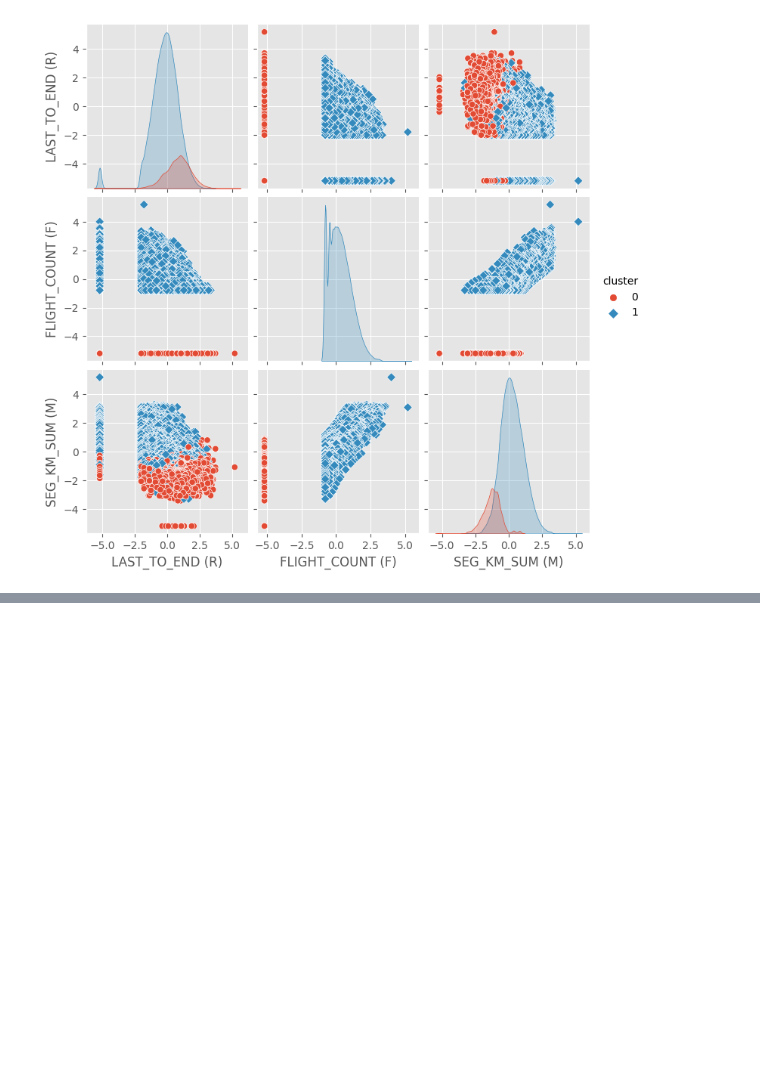
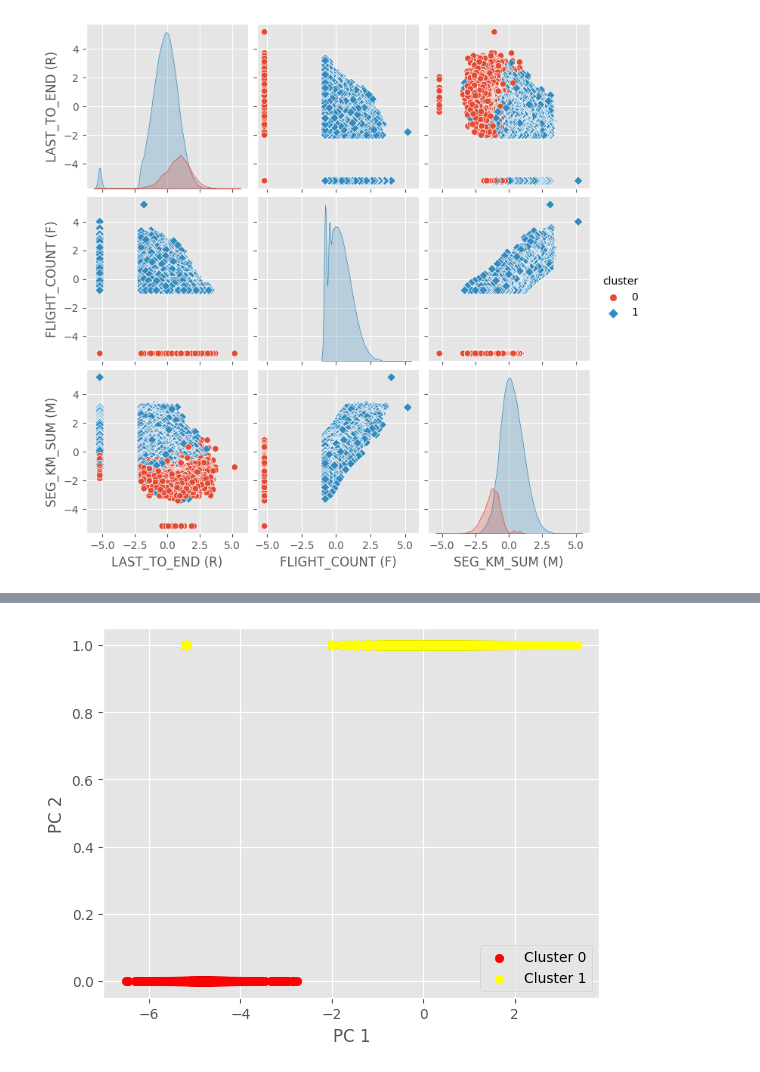
Before and after one commit to jptriciaestella/Skripsi-Kmeans-LTS, a Jupyter notebook: DATASET1/kmeans.ipynb, the cells around one changed output, grey strips where cells are left out. Cells and saved outputs as stored; diff of their text form; code cells hidden in the pictures; blank space fills up the shorter version.

Commit message:
kmeans pca

```diff
--- a/DATASET1/kmeans.ipynb
+++ b/DATASET1/kmeans.ipynb
@@ -365,0 +449,16 @@ sns.pairplot(data=df_scaled, hue='cluster', markers=["o", "D"])
+# %%
+# Scatter plot for cluster 0
+plt.scatter(df_pca[df_pca['cluster'] == 0].iloc[:, 0], df_pca[df_pca['cluster'] == 0].iloc[:, 2], c='red', label='Cluster 0');
+
+# Scatter plot for cluster 1
+plt.scatter(df_scaled[df_scaled['cluster'] == 1].iloc[:, 0], df_pca[df_pca['cluster'] == 1].iloc[:, 2], c='yellow', label='Cluster 1');
+
+# Scatter plot for cluster centers
+# plt.scatter(kmeans.cluster_centers_[:, 0], kmeans.cluster_centers_[:, 2], s=50, marker='*', c='green', label='Centroids')
+
+plt.xlabel("PC 1")
+plt.ylabel("PC 2")
+plt.legend()
+plt.show()
+# %% [output]
+[figure, added]
```
Also changed, not shown: parts of 6 cells of this notebook.
